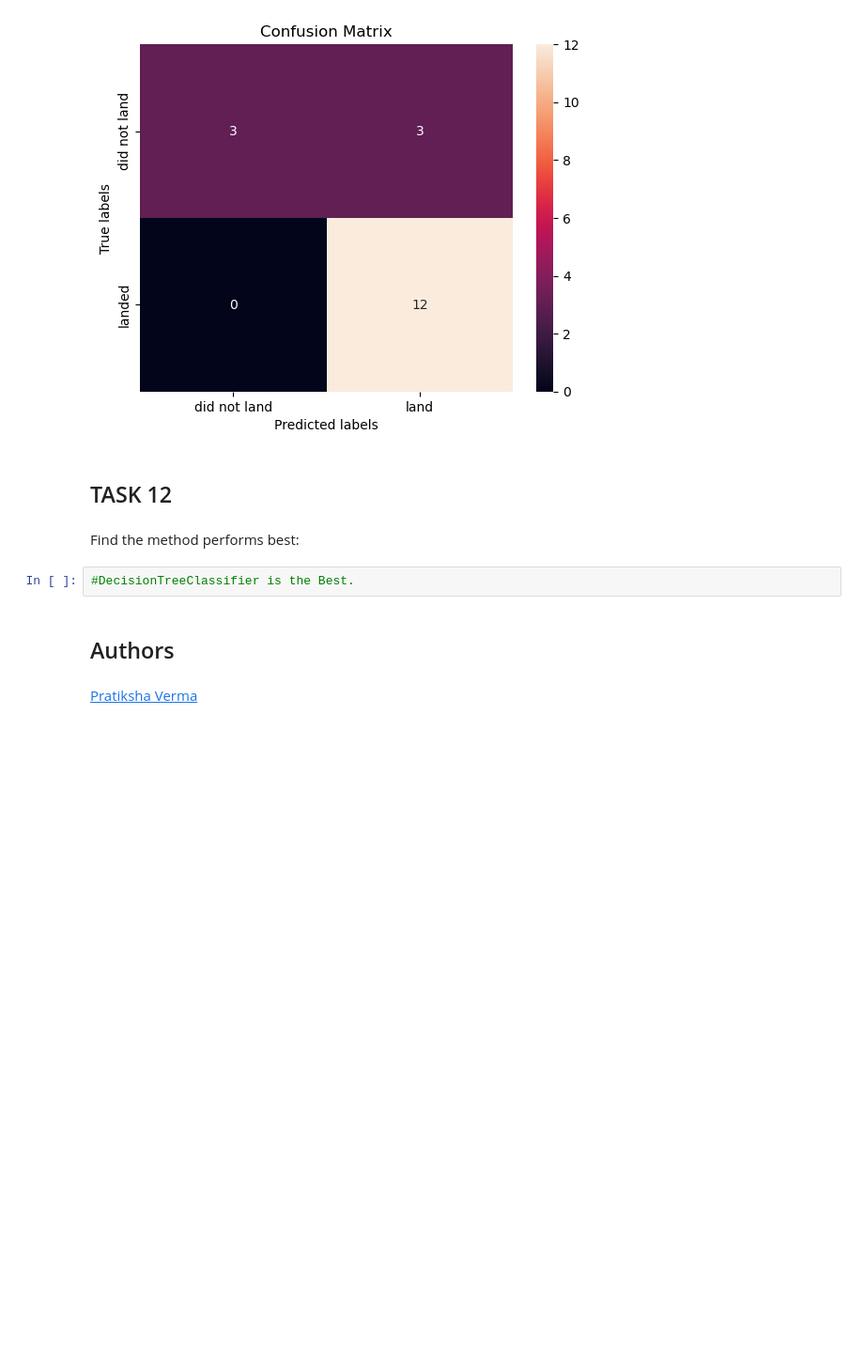
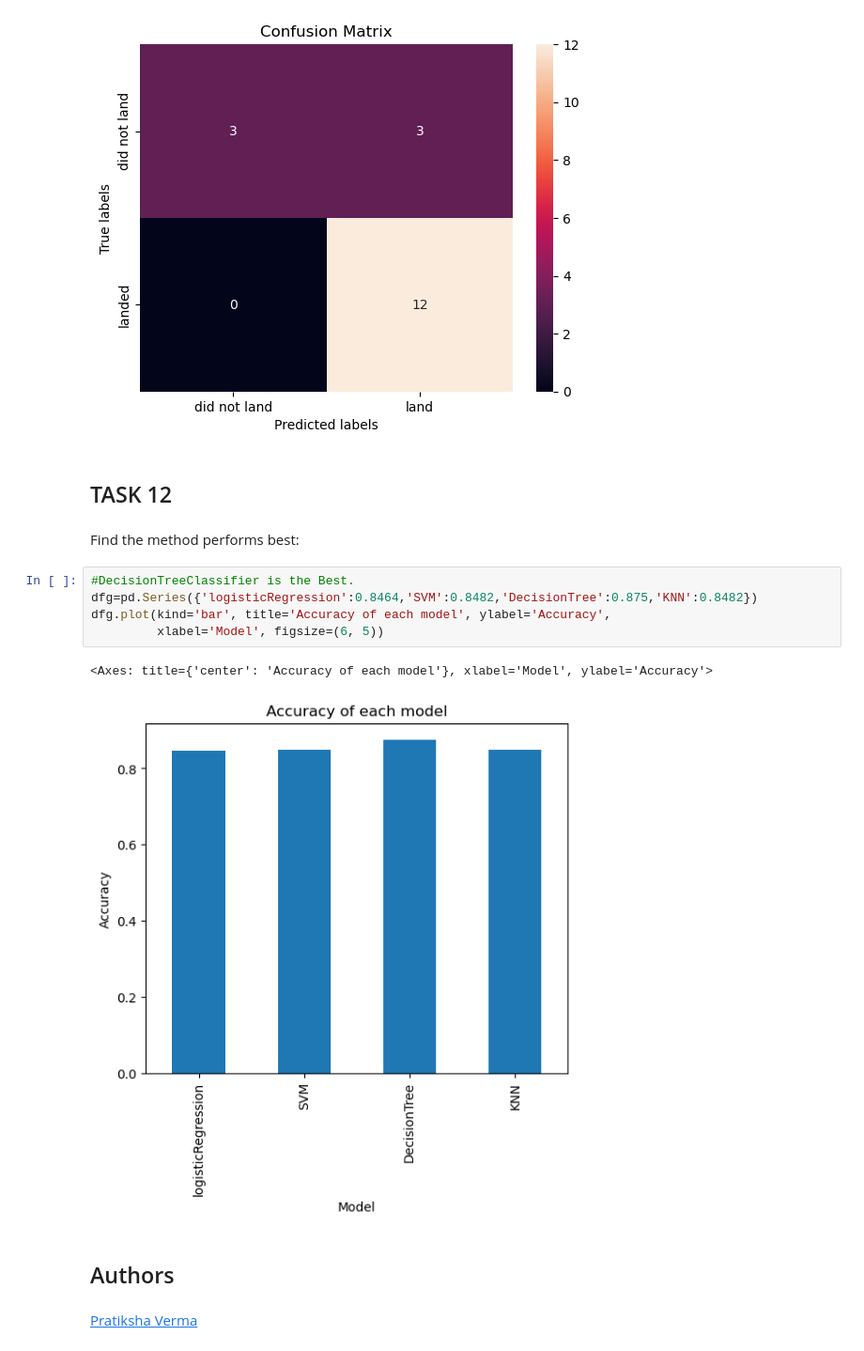
Before and after one commit to bo73/Winning-Space-race-with-Data-Science, a Jupyter notebook: SpaceX_Machine_Learning_Prediction_Part_5.jupyterlite.ipynb, the cells around one changed output. Shown: that part at 94% size. Saved outputs shown, nothing was run; the diff lists cells and outputs as text; blank space fills up the shorter version.

```diff
--- a/SpaceX_Machine_Learning_Prediction_Part_5.jupyterlite.ipynb
+++ b/SpaceX_Machine_Learning_Prediction_Part_5.jupyterlite.ipynb
@@ -355,8 +360,14 @@ plot_confusion_matrix(Y_test,yhat)
 ## TASK  12
 # %% [markdown]
 Find the method performs best:
-# %%
-#DecisionTreeClassifier is the Best.
+# %%
+#DecisionTreeClassifier is the Best.
+dfg=pd.Series({'logisticRegression':0.8464,'SVM':0.8482,'DecisionTree':0.875,'KNN':0.8482})
+dfg.plot(kind='bar', title='Accuracy of each model', ylabel='Accuracy',
+         xlabel='Model', figsize=(6, 5))
+# %% [output]
+<Axes: title={'center': 'Accuracy of each model'}, xlabel='Model', ylabel='Accuracy'>
+[figure, added]
 # %% [markdown]
 ## Authors
 # %% [markdown]
```
Also changed, not shown: parts of 5 cells of this notebook, 3 other files.
